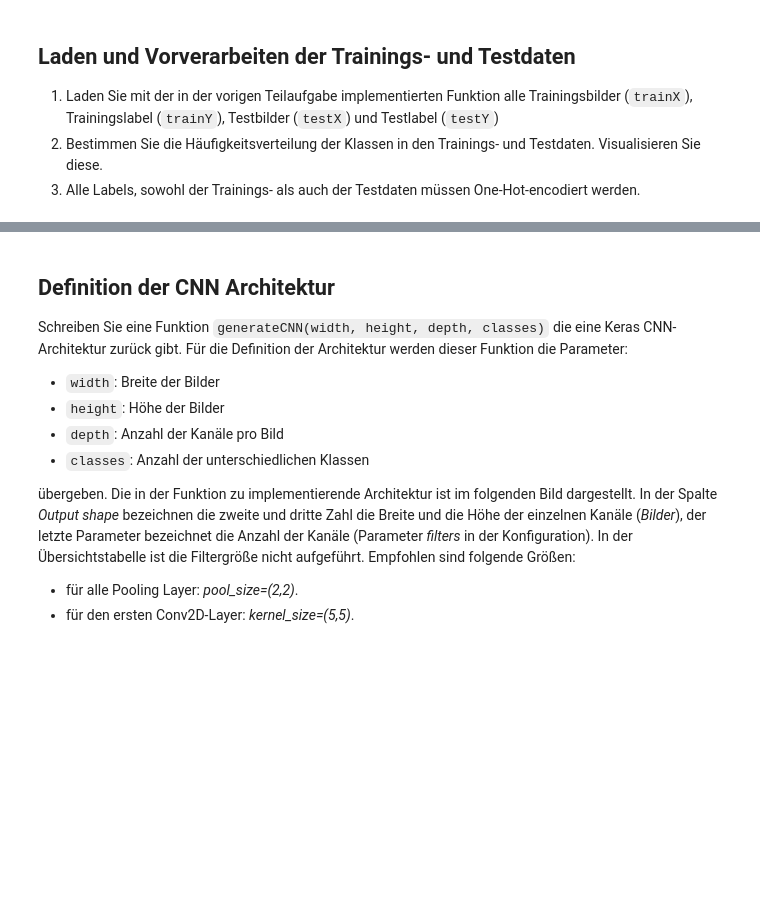
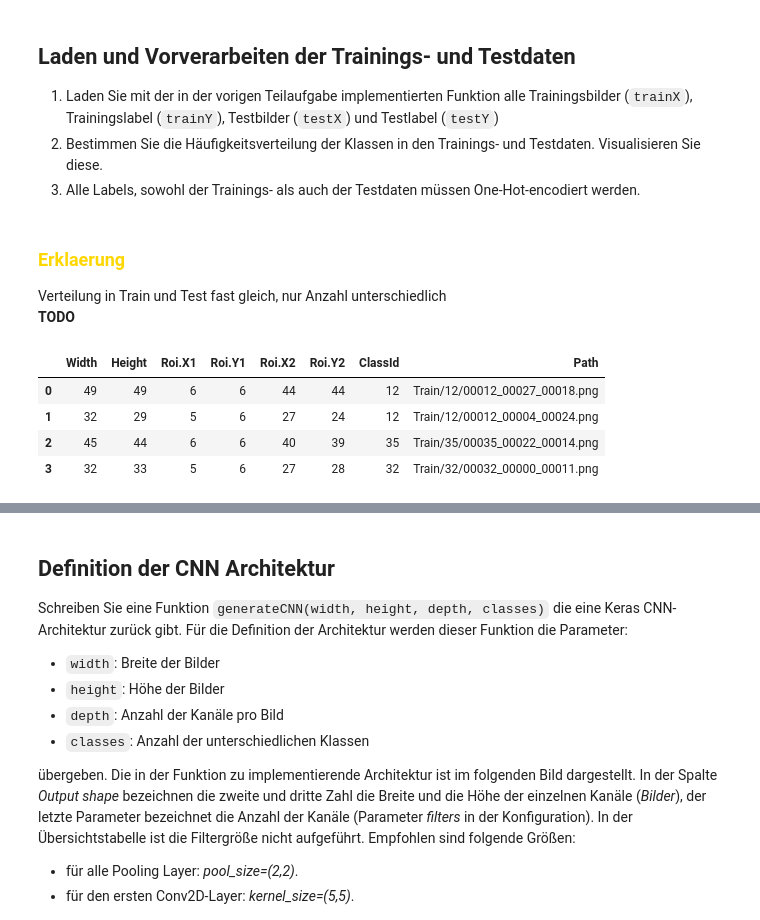
Before and after one commit to Branchverse/datamininglecture, a Jupyter notebook: 6_traffic_sign_recognition/TrafficSignClassification.ipynb, the cells around one changed output, grey strips where cells are left out. Drawn from its saved outputs; the diff is of its cells as text; code cells hidden in the pictures; blank space fills up the shorter version.

```diff
--- a/6_traffic_sign_recognition/TrafficSignClassification.ipynb
+++ b/6_traffic_sign_recognition/TrafficSignClassification.ipynb
@@ -128,5 +148,33 @@ Iterieren Sie mit einer for-Schleife über alle Zeilen des metadaten-Files. Pro
+# %%
+def prepare_data(csv_filename):
+    df = pd.read_csv(csv_filename)
+    df = df.sample(frac=1).reset_index(drop=True) # Shuffle
+    display(df.head(4)) # Shuffled
+    image_list = []
+    classlabel_list = []
+    for i in range(len(df)):
+        full_path = './traffic-sign-recognition/data/' + df['Path'][i]
+        image = io.imread(full_path)#
+        resized_image = resize(image, (32, 32, 3))
+        high_contrast_image = exposure.equalize_adapthist(resized_image)
+        image_list.append(high_contrast_image)
+        classlabel_list.append(df['ClassId'][i])
+    return image_list, classlabel_list
 # %% [markdown]
 ## Laden und Vorverarbeiten der Trainings- und Testdaten
 1. Laden Sie mit der in der vorigen Teilaufgabe implementierten Funktion alle Trainingsbilder (`trainX`), Trainingslabel (`trainY`), Testbilder (`testX`) und Testlabel (`testY`)
 1. Bestimmen Sie die Häufigkeitsverteilung der Klassen in den Trainings- und Testdaten. Visualisieren Sie diese.
 3. Alle Labels, sowohl der Trainings- als auch der Testdaten müssen One-Hot-encodiert werden.
+# %% [markdown]
+<h3 style="color: gold"> Erklaerung</h3>
+Verteilung in Train und Test fast gleich, nur Anzahl unterschiedlich
+
+**TODO**
+# %%
+trainX, trainY = prepare_data('./traffic-sign-recognition/data/Train.csv')
+# %% [output]
+|  | Width | Height | Roi.X1 | Roi.Y1 | Roi.X2 | Roi.Y2 | ClassId | Path |
+| 0 | 49 | 49 | 6 | 6 | 44 | 44 | 12 | Train/12/00012_00027_00018.png |
+| 1 | 32 | 29 | 5 | 6 | 27 | 24 | 12 | Train/12/00012_00004_00024.png |
+| 2 | 45 | 44 | 6 | 6 | 40 | 39 | 35 | Train/35/00035_00022_00014.png |
+| 3 | 32 | 33 | 5 | 6 | 27 | 28 | 32 | Train/32/00032_00000_00011.png |
```
Also changed, not shown: parts of 15 cells of this notebook.
